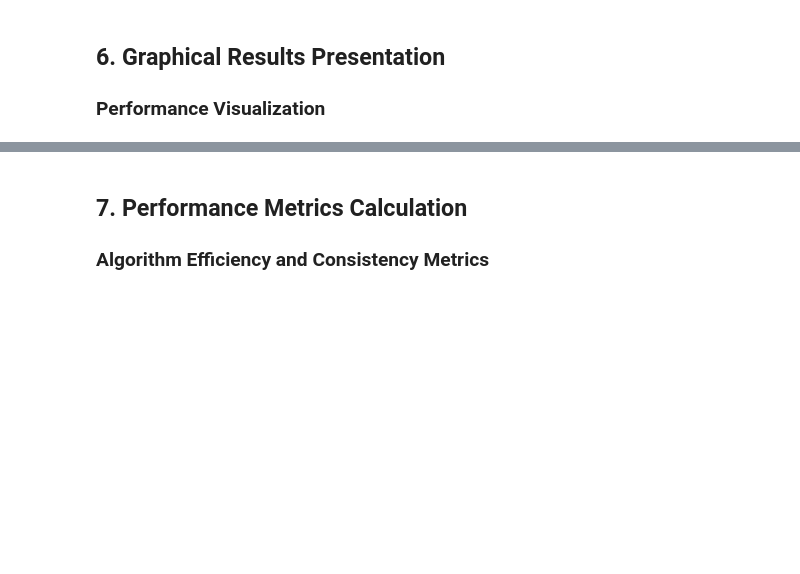
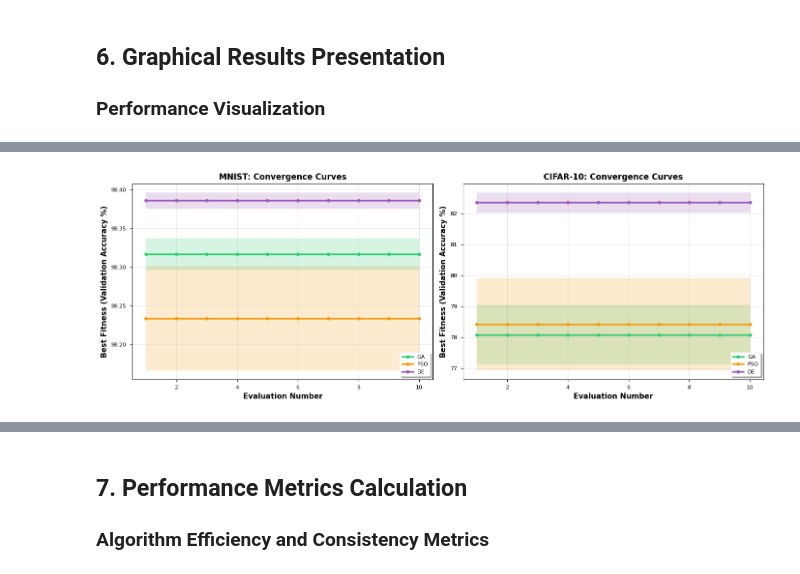
Before and after one commit to kai-happyvirus/neural-hpo-benchmark, a Jupyter notebook: notebooks/comprehensive_analysis.ipynb, the cells around one changed output, grey strips where cells are left out. Cells and saved outputs as stored; diff of their text form; code cells hidden in the pictures; blank space fills up the shorter version.

```diff
--- a/notebooks/comprehensive_analysis.ipynb
+++ b/notebooks/comprehensive_analysis.ipynb
@@ -629,0 +504,96 @@ create_improvement_analysis()
+# %%
+def create_convergence_curves():
+    """Generate convergence curves for evolutionary algorithms"""
+
+    # Only plot evolutionary algorithms (they have evaluation_history)
+    evolutionary_algos = ['GA', 'PSO', 'DE']
+
+    fig, (ax1, ax2) = plt.subplots(1, 2, figsize=(14, 5))
+
+    # Color scheme
+    colors = {'GA': '#2ecc71', 'PSO': '#f39c12', 'DE': '#9b59b6'}
+
+    # MNIST Convergence
+    for algo in evolutionary_algos:
+        if algo in mnist_data and 'evaluation_history' in mnist_data[algo]['runs'][0]:
+            # Average across all runs
+            all_histories = []
+            for run in mnist_data[algo]['runs']:
+                history = run['evaluation_history']
+                # Extract fitness values (could be dict or float)
+                if isinstance(history[0], dict):
+                    history = [h['fitness'] if isinstance(h, dict) else h for h in history]
+                all_histories.append(history)
+
+            # Calculate mean and std across runs
+            max_len = max(len(h) for h in all_histories)
+            mean_history = []
+            std_history = []
+
+            for i in range(max_len):
+                values = [h[i] if i < len(h) else h[-1] for h in all_histories]
+                mean_history.append(np.mean(values))
+                std_history.append(np.std(values))
+
+            x = range(1, len(mean_history) + 1)
+            mean_history = np.array(mean_history)
+            std_history = np.array(std_history)
+
+            ax1.plot(x, mean_history, label=algo, color=colors[algo],
+                    linewidth=2.5, marker='o', markersize=5)
+            ax1.fill_between(x, mean_history - std_history, mean_history + std_history,
+                            alpha=0.2, color=colors[algo])
+
+    ax1.set_xlabel('Evaluation Number', fontweight='bold', fontsize=11)
+    ax1.set_ylabel('Best Fitness (Validation Accuracy %)', fontweight='bold', fontsize=11)
+    ax1.set_title('MNIST: Convergence Curves', fontweight='bold', fontsize=12)
+    ax1.legend(loc='lower right', frameon=True, shadow=True)
+    ax1.grid(True, alpha=0.3)
+
+    # CIFAR-10 Convergence
+    for algo in evolutionary_algos:
+        if algo in cifar10_data and 'evaluation_history' in cifar10_data[algo]['runs'][0]:
+            # Average across all runs
+            all_histories = []
+            for run in cifar10_data[algo]['runs']:
+                history = run['evaluation_history']
+                # Extract fitness values (could be dict or float)
+                if isinstance(history[0], dict):
+                    history = [h['fitness'] if isinstance(h, dict) else h for h in history]
+                all_histories.append(history)
+
+            # Calculate mean and std across runs
+            max_len = max(len(h) for h in all_histories)
+            mean_history = []
+            std_history = []
+
+            for i in range(max_len):
+                values = [h[i] if i < len(h) else h[-1] for h in all_histories]
+                mean_history.append(np.mean(values))
+                std_history.append(np.std(values))
+
+            x = range(1, len(mean_history) + 1)
+            mean_history = np.array(mean_history)
+            std_history = np.array(std_history)
+
+            ax2.plot(x, mean_history, label=algo, color=colors[algo],
+                    linewidth=2.5, marker='o', markersize=5)
+            ax2.fill_between(x, mean_history - std_history, mean_history + std_history,
+                            alpha=0.2, color=colors[algo])
+
+    ax2.set_xlabel('Evaluation Number', fontweight='bold', fontsize=11)
+    ax2.set_ylabel('Best Fitness (Validation Accuracy %)', fontweight='bold', fontsize=11)
+    ax2.set_title('CIFAR-10: Convergence Curves', fontweight='bold', fontsize=12)
+    ax2.legend(loc='lower right', frameon=True, shadow=True)
+    ax2.grid(True, alpha=0.3)
+
+    plt.tight_layout()
+    plt.savefig('../figures/convergence_curves.png', dpi=300, bbox_inches='tight')
+    plt.show()
+
+    print("\nFigure saved: figures/convergence_curves.png")
+
+# Generate convergence curves
+print("Creating convergence curve analysis...")
+create_convergence_curves()
+# %% [output]
@@ -629,0 +601 @@ create_improvement_analysis()
+[figure, added]
```
Also changed, not shown: parts of 23 cells of this notebook, 4 other files.
